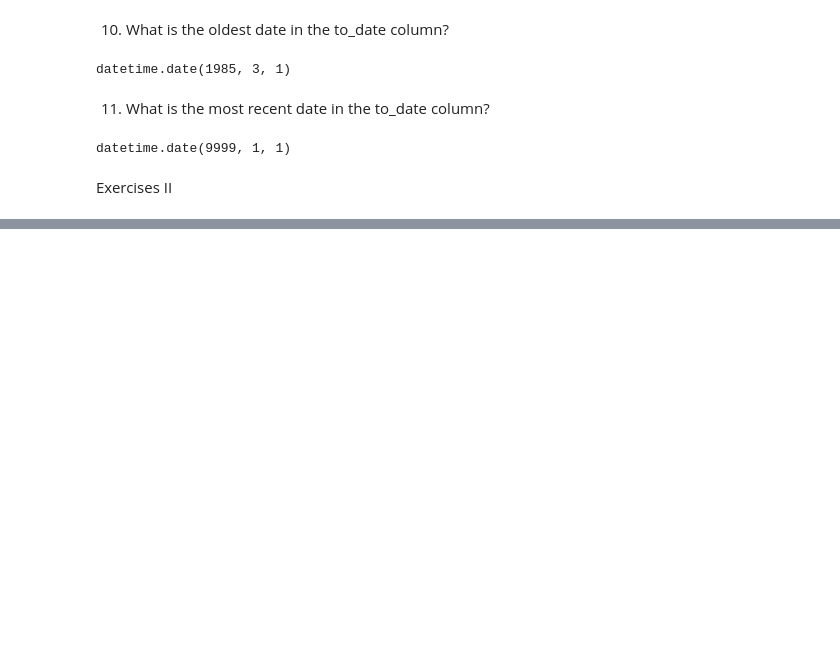
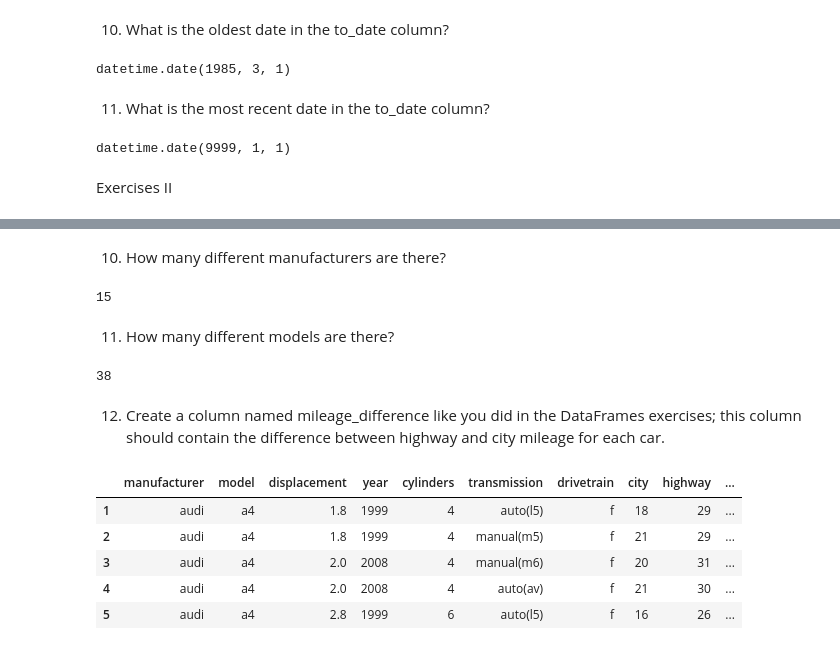
Before and after one commit to kristofer-rivera/numpy-pandas-visualization-exercises, a Jupyter notebook: advanced_dataframes.ipynb, the cells around one changed output, grey strips where cells are left out. Saved outputs shown, nothing was run; the diff lists cells and outputs as text; code cells hidden in the pictures; blank space fills up the shorter version.

Commit message:
Commiting completed exercises.

```diff
--- a/advanced_dataframes.ipynb
+++ b/advanced_dataframes.ipynb
@@ -110,0 +248,24 @@ Exercises II
+# %% [markdown]
+10. How many different manufacturers are there?
+# %%
+mpg.manufacturer.nunique() # 15 unique manufacturers
+# %% [output]
+15
+# %% [markdown]
+11. How many different models are there?
+# %%
+mpg.model.unique().size #38 different models
+# %% [output]
+38
+# %% [markdown]
+12. Create a column named mileage_difference like you did in the DataFrames exercises; this column should contain the difference between highway and city mileage for each car.
+# %%
+mpg['mileage_difference'] = mpg.highway - mpg.city
+mpg.head()
+# %% [output]
+|  | manufacturer | model | displacement | year | cylinders | transmission | drivetrain | city | highway | ... |
+| 1 | audi | a4 | 1.8 | 1999 | 4 | auto(l5) | f | 18 | 29 | ... |
+| 2 | audi | a4 | 1.8 | 1999 | 4 | manual(m5) | f | 21 | 29 | ... |
+| 3 | audi | a4 | 2.0 | 2008 | 4 | manual(m6) | f | 20 | 31 | ... |
+| 4 | audi | a4 | 2.0 | 2008 | 4 | auto(av) | f | 21 | 30 | ... |
+| 5 | audi | a4 | 2.8 | 1999 | 6 | auto(l5) | f | 16 | 26 | ... |
```
Also changed, not shown: parts of 47 cells of this notebook.
